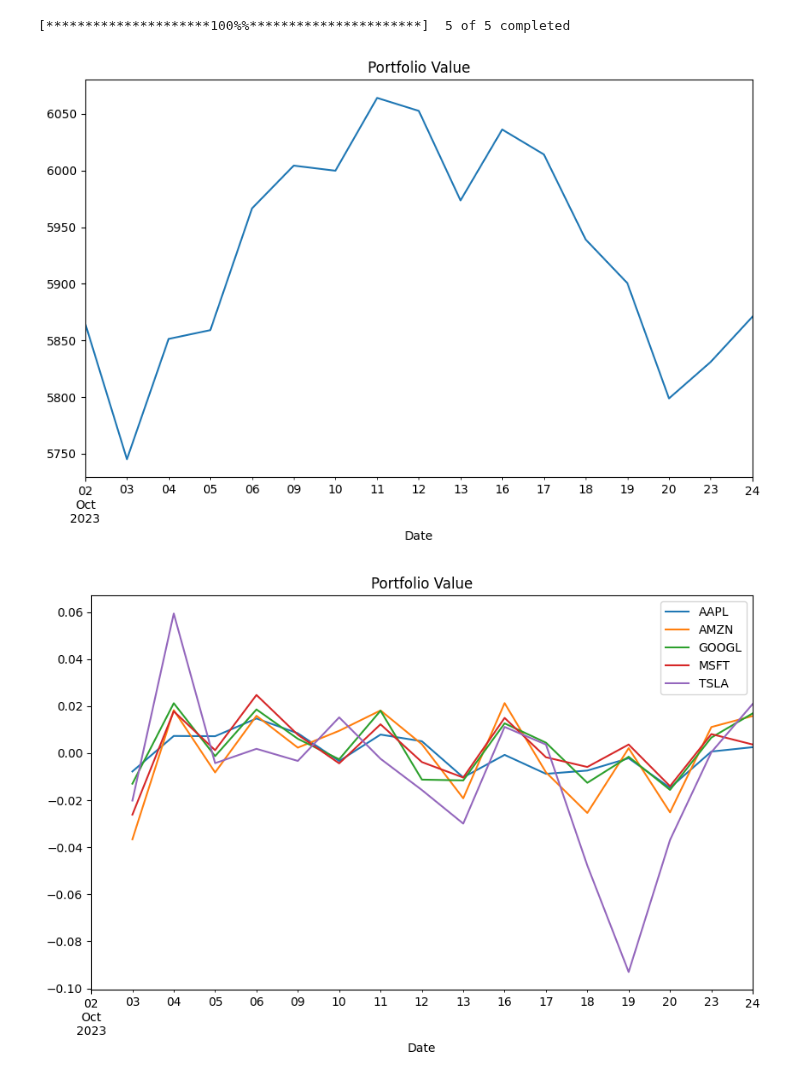
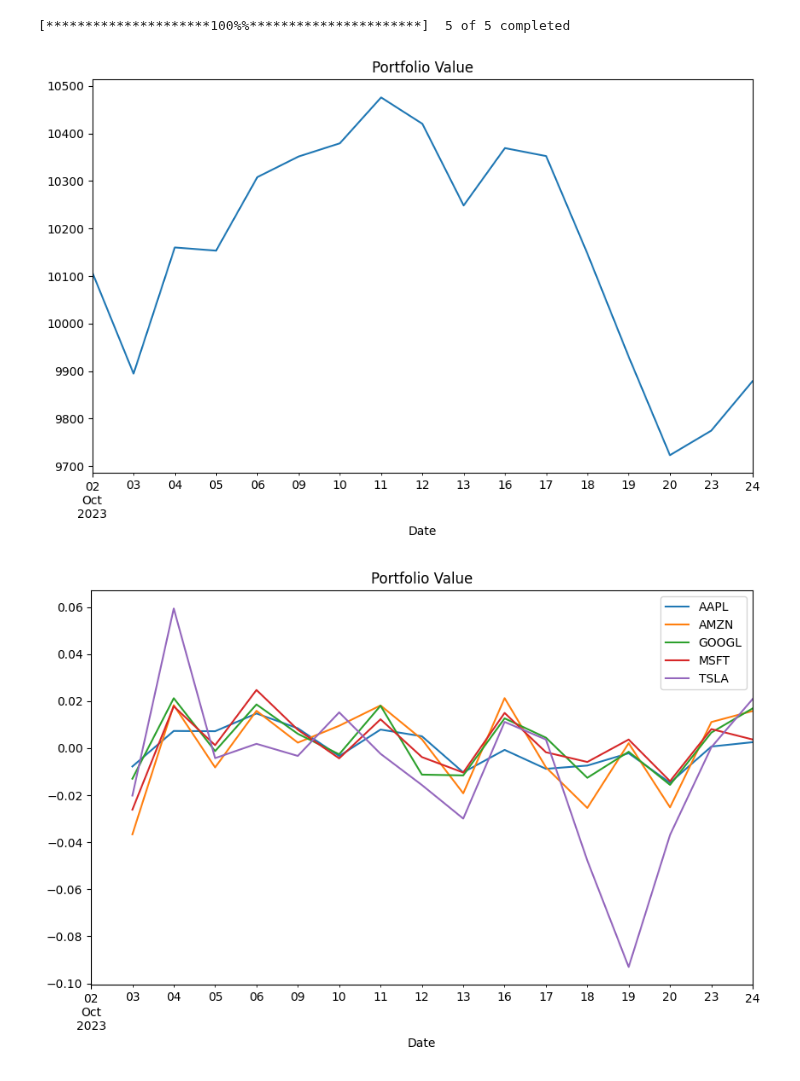
Before and after one commit to Finardiprof/Python, a Jupyter notebook: Copia_di_Portafoglio.ipynb, the cells around one changed output. Saved outputs shown, nothing was run; the diff lists cells and outputs as text; code cells hidden in the pictures.

Commit message:
Creato con Colaboratory

```diff
--- a/Copia_di_Portafoglio.ipynb
+++ b/Copia_di_Portafoglio.ipynb
@@ -3,23 +3,39 @@
 # %%
 import yfinance as yf
 import pandas as pd
 import matplotlib.pyplot as plt
 
 portfolio = ["AAPL", "GOOGL", "TSLA", "MSFT", "AMZN"]
 portfolio_data = yf.download(portfolio, start="2023-10-01", end="2023-12-31")
 # Calculate daily returns for each stock
 daily_returns = portfolio_data['Adj Close'].pct_change()
 
 # Calculate portfolio value based on the number of shares you own
-shares = [10, 5, 3, 8, 2]  # Replace with your own share quantities
+shares = [10, 10, 10, 10, 10]  # Replace with your own share quantities
 portfolio_value = (portfolio_data['Adj Close'] * shares).sum(axis=1)
 
 # Visualize the portfolio value
 portfolio_value.plot(figsize=(10, 6), title="Portfolio Value")
 plt.show()
 daily_returns.plot(figsize=(10, 6), title="Portfolio Value")
 plt.show()
+
+# Per salvare in un file Excel:
+# portfolio_data.to_excel('dataframe.xlsx', index=False)
+print(portfolio_data.head())
+
+# Define the file path for the Excel file
+file_path = 'your_data.xlsx'
+
+# Export the DataFrame to an Excel file
+portfolio_data.to_excel(file_path, index=True)
+
+# The 'index=False' argument prevents writing the index to the Excel file
+
+# Download the Excel file to your local machine
+from google.colab import files
+files.download(file_path)
 # %% [output]
 [*********************100%%**********************]  5 of 5 completed
-[figure, old version]
+[figure, new version]
 [figure]
```
Also changed, not shown: parts of 1 cell of this notebook.
